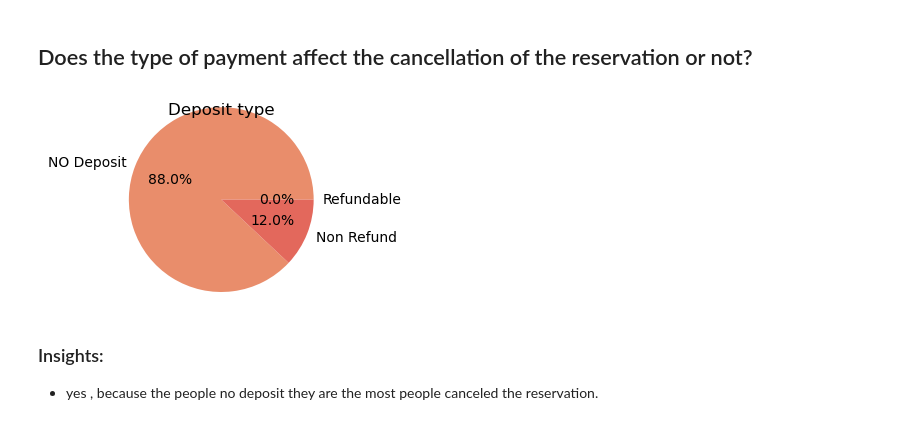
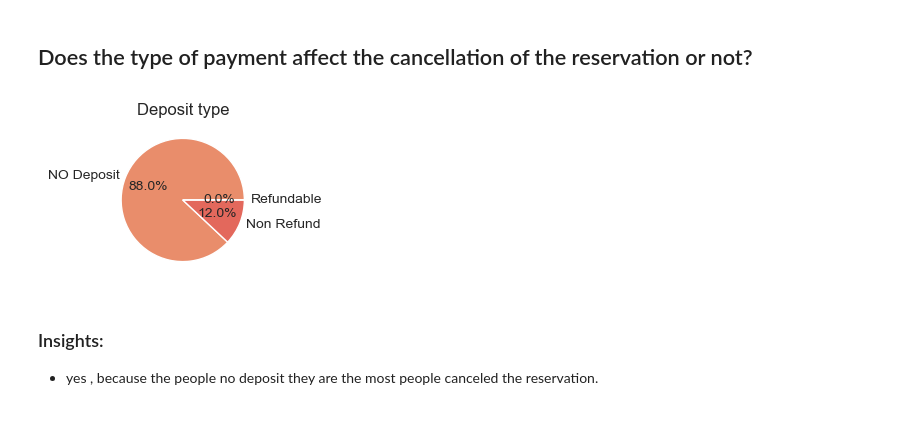
Before and after one commit to Tuwaiq-Data-Science-Bootcamp-V3/PCA-Lab1, a Jupyter notebook: CV_Assignment.ipynb, the cells around one changed output. Cells and saved outputs as stored; diff of their text form; code cells hidden in the pictures.

```diff
--- a/CV_Assignment.ipynb
+++ b/CV_Assignment.ipynb
@@ -107,14 +107,14 @@ df.describe(include='object')
 # %%
 Deposit_type = ['NO Deposit','Non Refund','Refundable']
 cancellation = [88,12,0]
 
 #add colors
 plt.figure(figsize=(3,2))
 colors = sns.color_palette("flare")
-plt.pie(cancellation,labels=Deposit_type, autopct='%1.1f%%', colors =colors,radius=1.5)
-plt.title('Deposit type');
+plt.title('Deposit type')
+plt.pie(cancellation,labels=Deposit_type, autopct='%1.1f%%', colors =colors);
 # %% [output]
-[figure, old version]
+[figure, new version]
 # %% [markdown]
 ### Insights:
 - yes , because the people no deposit they are the most people canceled the reservation.
```
Also changed, not shown: parts of 27 cells of this notebook.
